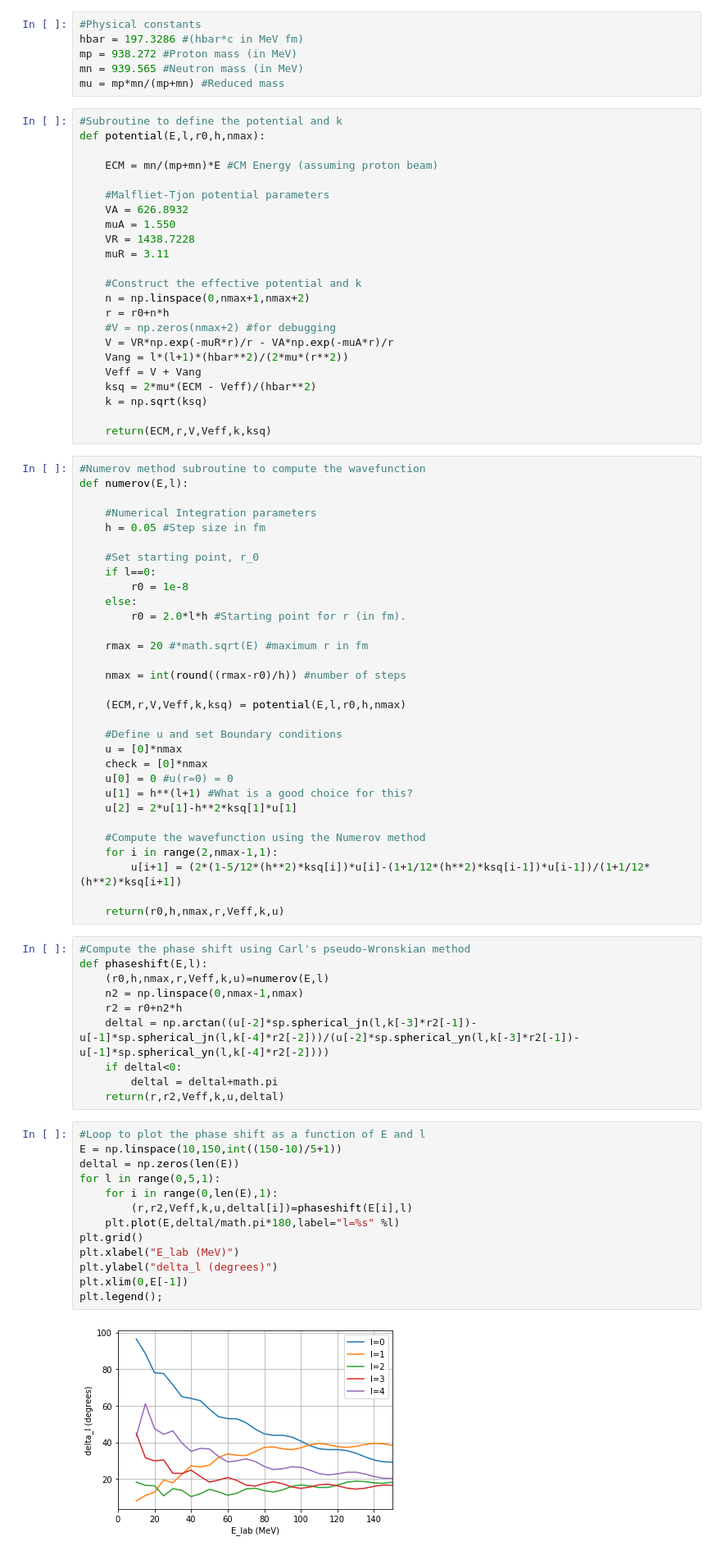
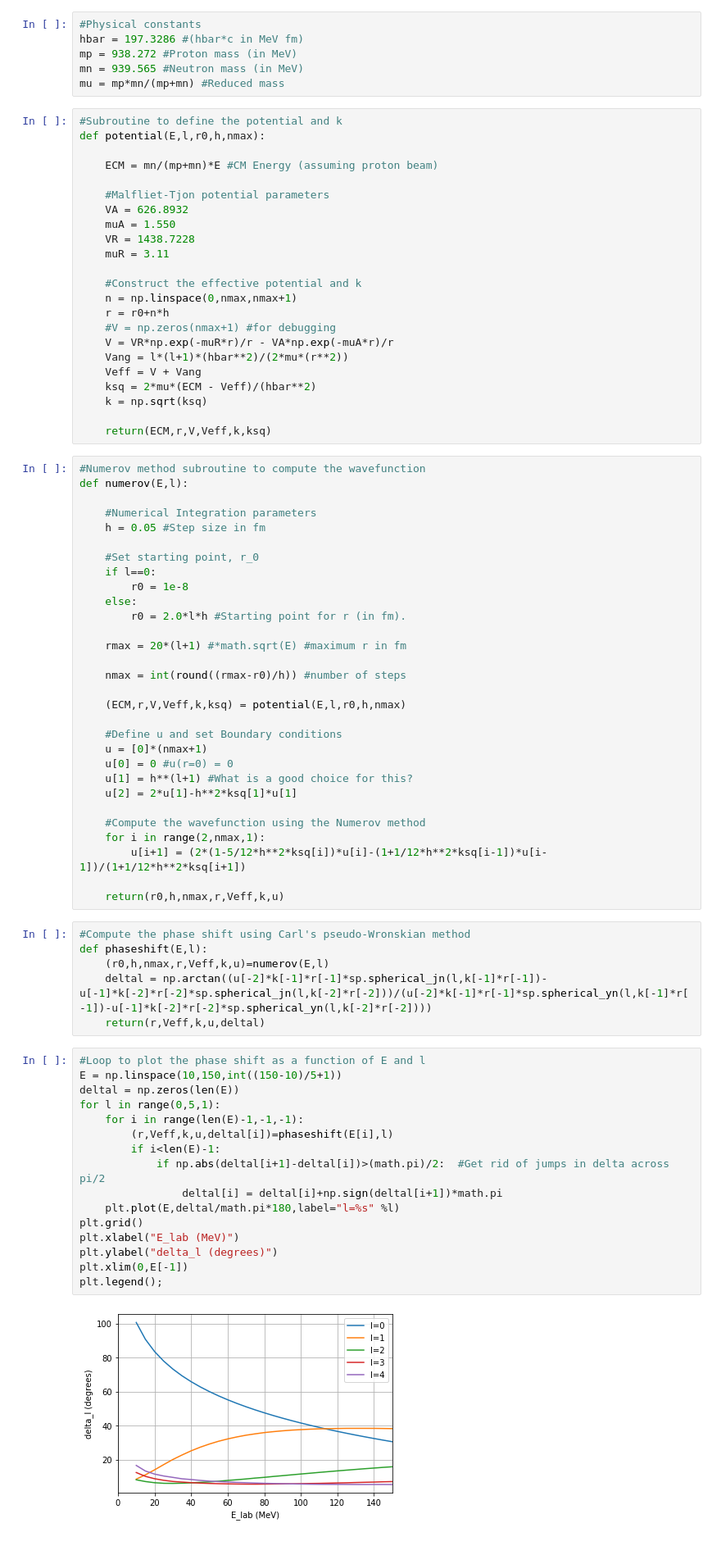
Before and after one commit to ChadUmmel/TALENT, a Jupyter notebook: HW1.ipynb, the cells around one changed output. Shown: that part at 82% size. Drawn from its saved outputs; the diff is of its cells as text.

```diff
--- a/HW1.ipynb
+++ b/HW1.ipynb
@@ -26,9 +26,9 @@ def potential(E,l,r0,h,nmax):
     muR = 3.11
 
     #Construct the effective potential and k
-    n = np.linspace(0,nmax+1,nmax+2)
+    n = np.linspace(0,nmax,nmax+1)
     r = r0+n*h
-    #V = np.zeros(nmax+2) #for debugging
+    #V = np.zeros(nmax+1) #for debugging
     V = VR*np.exp(-muR*r)/r - VA*np.exp(-muA*r)/r
     Vang = l*(l+1)*(hbar**2)/(2*mu*(r**2))
     Veff = V + Vang
@@ -49,48 +49,46 @@ def numerov(E,l):
     else:
         r0 = 2.0*l*h #Starting point for r (in fm).
 
-    rmax = 20 #*math.sqrt(E) #maximum r in fm
+    rmax = 20*(l+1) #*math.sqrt(E) #maximum r in fm
 
     nmax = int(round((rmax-r0)/h)) #number of steps
 
     (ECM,r,V,Veff,k,ksq) = potential(E,l,r0,h,nmax)
 
     #Define u and set Boundary conditions
-    u = [0]*nmax
-    check = [0]*nmax
+    u = [0]*(nmax+1)
     u[0] = 0 #u(r=0) = 0
     u[1] = h**(l+1) #What is a good choice for this?
     u[2] = 2*u[1]-h**2*ksq[1]*u[1]
 
     #Compute the wavefunction using the Numerov method
-    for i in range(2,nmax-1,1):
-        u[i+1] = (2*(1-5/12*(h**2)*ksq[i])*u[i]-(1+1/12*(h**2)*ksq[i-1])*u[i-1])/(1+1/12*(h**2)*ksq[i+1])
+    for i in range(2,nmax,1):
+        u[i+1] = (2*(1-5/12*h**2*ksq[i])*u[i]-(1+1/12*h**2*ksq[i-1])*u[i-1])/(1+1/12*h**2*ksq[i+1])
 
     return(r0,h,nmax,r,Veff,k,u)
 # %%
 #Compute the phase shift using Carl's pseudo-Wronskian method
 def phaseshift(E,l):
     (r0,h,nmax,r,Veff,k,u)=numerov(E,l)
-    n2 = np.linspace(0,nmax-1,nmax)
-    r2 = r0+n2*h
-    deltal = np.arctan((u[-2]*sp.spherical_jn(l,k[-3]*r2[-1])-u[-1]*sp.spherical_jn(l,k[-4]*r2[-2]))/(u[-2]*sp.spherical_yn(l,k[-3]*r2[-1])-u[-1]*sp.spherical_yn(l,k[-4]*r2[-2])))
-    if deltal<0:
-        deltal = deltal+math.pi
-    return(r,r2,Veff,k,u,deltal)
+    deltal = np.arctan((u[-2]*k[-1]*r[-1]*sp.spherical_jn(l,k[-1]*r[-1])-u[-1]*k[-2]*r[-2]*sp.spherical_jn(l,k[-2]*r[-2]))/(u[-2]*k[-1]*r[-1]*sp.spherical_yn(l,k[-1]*r[-1])-u[-1]*k[-2]*r[-2]*sp.spherical_yn(l,k[-2]*r[-2])))
+    return(r,Veff,k,u,deltal)
 # %%
 #Loop to plot the phase shift as a function of E and l
 E = np.linspace(10,150,int((150-10)/5+1))
 deltal = np.zeros(len(E))
 for l in range(0,5,1):
-    for i in range(0,len(E),1):
-        (r,r2,Veff,k,u,deltal[i])=phaseshift(E[i],l)
+    for i in range(len(E)-1,-1,-1):
+        (r,Veff,k,u,deltal[i])=phaseshift(E[i],l)
+        if i<len(E)-1:
+            if np.abs(deltal[i+1]-deltal[i])>(math.pi)/2:  #Get rid of jumps in delta across pi/2
+                deltal[i] = deltal[i]+np.sign(deltal[i+1])*math.pi
     plt.plot(E,deltal/math.pi*180,label="l=%s" %l)
 plt.grid()
 plt.xlabel("E_lab (MeV)")
 plt.ylabel("delta_l (degrees)")
 plt.xlim(0,E[-1])
 plt.legend();
 # %% [output]
-[figure, old version]
+[figure, new version]
 # %%
 #Debugging cell to check V_MT and V_eff plots
```
Also changed, not shown: parts of 3 cells of this notebook.
